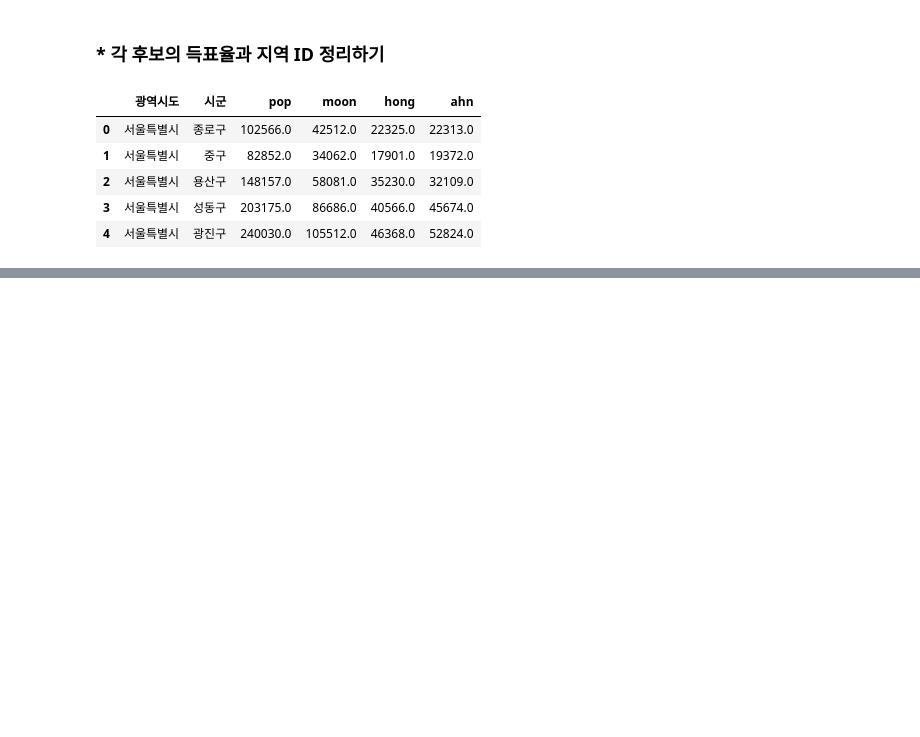
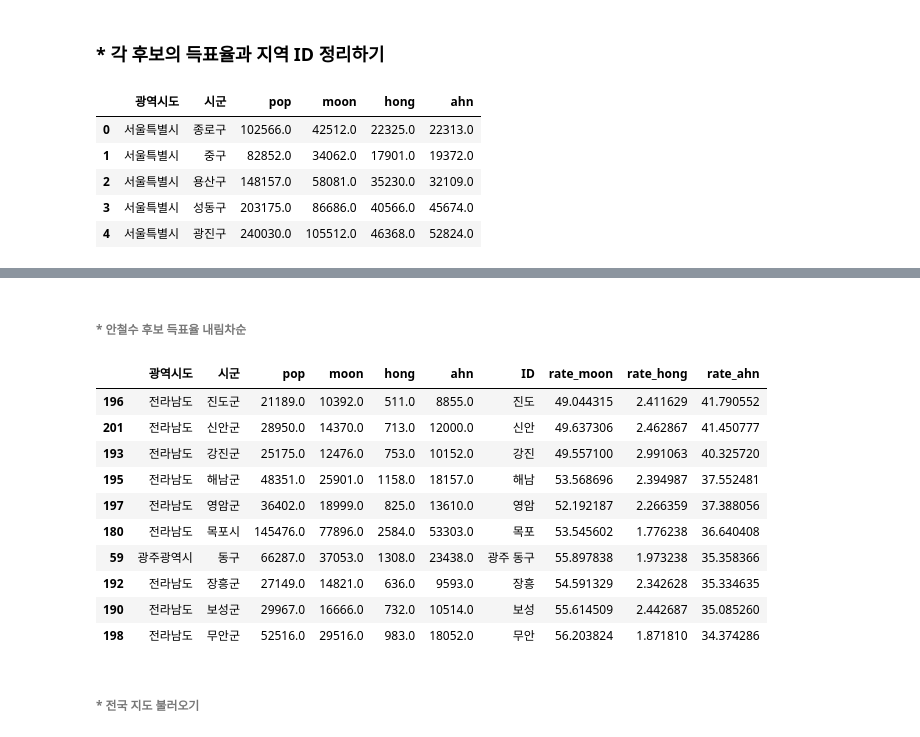
Before and after one commit to leebaek/python_data_analysis, a Jupyter notebook: 19대 대선 결과 분석/19대 대선 결과 분석.ipynb, the cells around one changed output, grey strips where cells are left out. Drawn from its saved outputs; the diff is of its cells as text; code cells hidden in the pictures; blank space fills up the shorter version.

```diff
--- a/19대 대선 결과 분석/19대 대선 결과 분석.ipynb
+++ b/19대 대선 결과 분석/19대 대선 결과 분석.ipynb
@@ -355,0 +450,18 @@ sido_candi
+# %% [markdown]
+###### * 안철수 후보 득표율 내림차순
+# %%
+election_result.sort_values('rate_ahn', ascending=False).head(10)
+# %% [output]
+|  | 광역시도 | 시군 | pop | moon | hong | ahn | ID | rate_moon | rate_hong | rate_ahn |
+| 196 | 전라남도 | 진도군 | 21189.0 | 10392.0 | 511.0 | 8855.0 | 진도 | 49.044315 | 2.411629 | 41.790552 |
+| 201 | 전라남도 | 신안군 | 28950.0 | 14370.0 | 713.0 | 12000.0 | 신안 | 49.637306 | 2.462867 | 41.450777 |
+| 193 | 전라남도 | 강진군 | 25175.0 | 12476.0 | 753.0 | 10152.0 | 강진 | 49.557100 | 2.991063 | 40.325720 |
+| 195 | 전라남도 | 해남군 | 48351.0 | 25901.0 | 1158.0 | 18157.0 | 해남 | 53.568696 | 2.394987 | 37.552481 |
+| 197 | 전라남도 | 영암군 | 36402.0 | 18999.0 | 825.0 | 13610.0 | 영암 | 52.192187 | 2.266359 | 37.388056 |
+| 180 | 전라남도 | 목포시 | 145476.0 | 77896.0 | 2584.0 | 53303.0 | 목포 | 53.545602 | 1.776238 | 36.640408 |
+| 59 | 광주광역시 | 동구 | 66287.0 | 37053.0 | 1308.0 | 23438.0 | 광주 동구 | 55.897838 | 1.973238 | 35.358366 |
+| 192 | 전라남도 | 장흥군 | 27149.0 | 14821.0 | 636.0 | 9593.0 | 장흥 | 54.591329 | 2.342628 | 35.334635 |
+| 190 | 전라남도 | 보성군 | 29967.0 | 16666.0 | 732.0 | 10514.0 | 보성 | 55.614509 | 2.442687 | 35.085260 |
+| 198 | 전라남도 | 무안군 | 52516.0 | 29516.0 | 983.0 | 18052.0 | 무안 | 56.203824 | 1.871810 | 34.374286 |
+# %% [markdown]
+###### * 전국 지도 불러오기
```
Also changed, not shown: parts of 40 cells of this notebook, 1 other file.
